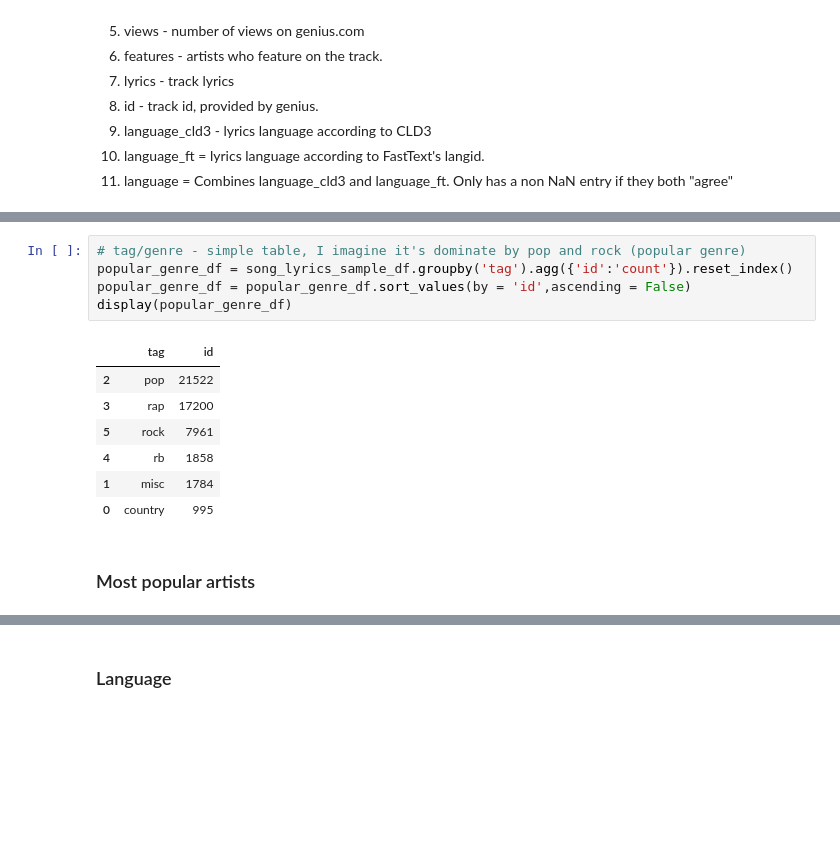
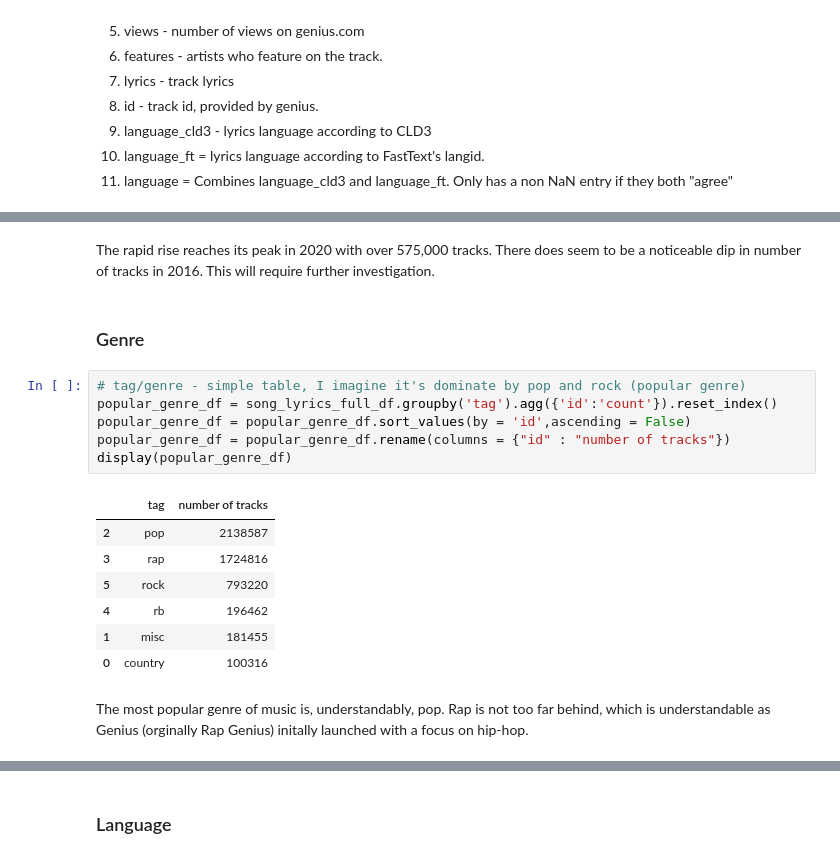
Before and after one commit to wanyakrecipes/lyrical_sentiment, a Jupyter notebook: notebook.ipynb, the cells around one changed output, grey strips where cells are left out. Saved outputs shown, nothing was run; the diff lists cells and outputs as text; blank space fills up the shorter version.

```diff
--- a/notebook.ipynb
+++ b/notebook.ipynb
@@ -74,15 +85,20 @@ fig.show()
+# %% [markdown]
+The rapid rise reaches its peak in 2020 with over 575,000 tracks. There does seem to be a noticeable dip in number of tracks in 2016. This will require further investigation.
+# %% [markdown]
+### Genre
 # %%
 # tag/genre - simple table, I imagine it's dominate by pop and rock (popular genre)
-popular_genre_df = song_lyrics_sample_df.groupby('tag').agg({'id':'count'}).reset_index()
+popular_genre_df = song_lyrics_full_df.groupby('tag').agg({'id':'count'}).reset_index()
 popular_genre_df = popular_genre_df.sort_values(by = 'id',ascending = False)
+popular_genre_df = popular_genre_df.rename(columns = {"id" : "number of tracks"})
 display(popular_genre_df)
 # %% [output]
-|  | tag | id |
-| 2 | pop | 21522 |
-| 3 | rap | 17200 |
-| 5 | rock | 7961 |
-| 4 | rb | 1858 |
-| 1 | misc | 1784 |
-| 0 | country | 995 |
+|  | tag | number of tracks |
+| 2 | pop | 2138587 |
+| 3 | rap | 1724816 |
+| 5 | rock | 793220 |
+| 4 | rb | 196462 |
+| 1 | misc | 181455 |
+| 0 | country | 100316 |
-# %% [markdown]
-### Most popular artists
+# %% [markdown]
+The most popular genre of music is, understandably, pop. Rap is not too far behind, which is understandable as Genius (orginally Rap Genius) initally launched with a focus on hip-hop.
```
Also changed, not shown: parts of 22 cells of this notebook.
